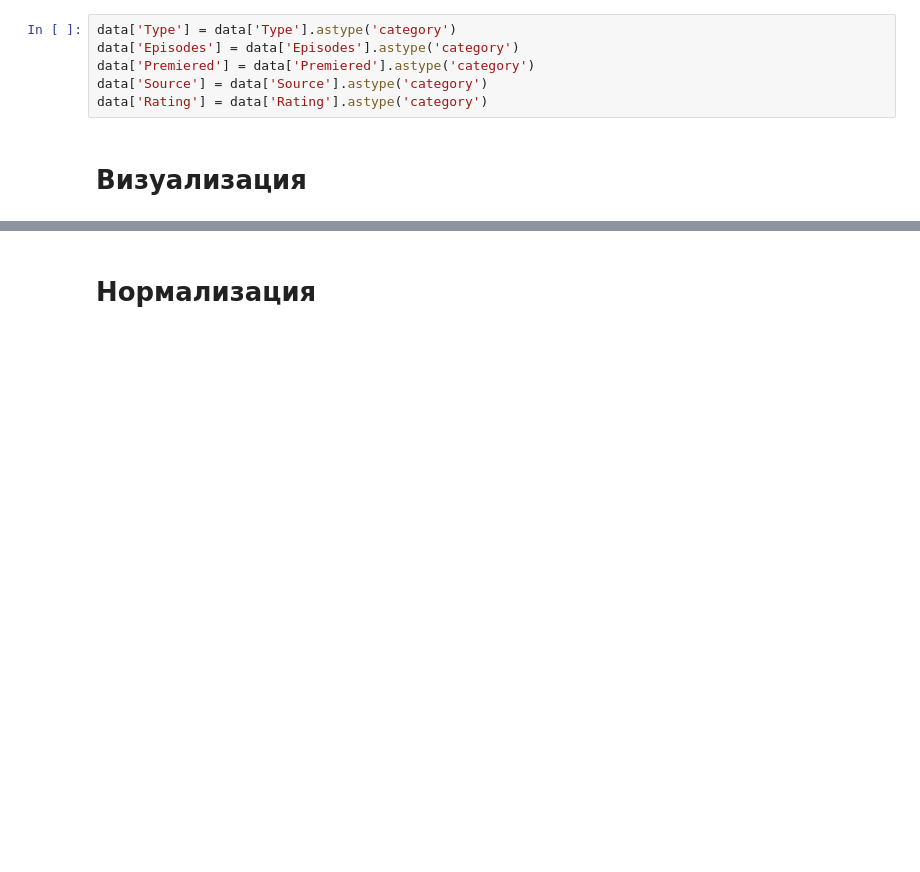
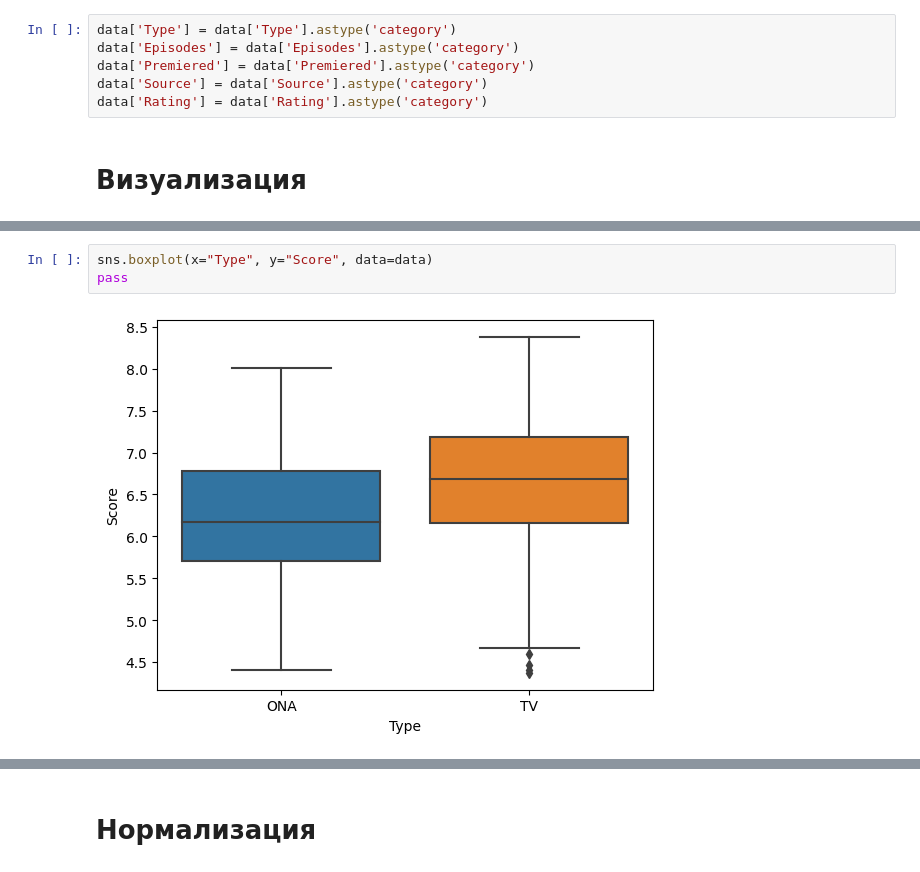
Before and after one commit to KimNikita/machine-learning-practice, a Jupyter notebook: Anime rating prediction.ipynb, the cells around one changed output, grey strips where cells are left out. Cells and saved outputs as stored; diff of their text form; blank space fills up the shorter version.

```diff
--- a/Anime rating prediction.ipynb
+++ b/Anime rating prediction.ipynb
@@ -259,0 +301,5 @@ data['Rating'] = data['Rating'].astype('category')
+# %%
+sns.boxplot(x="Type", y="Score", data=data)
+pass
+# %% [output]
+[figure, added]
```
Also changed, not shown: parts of 26 cells of this notebook.
